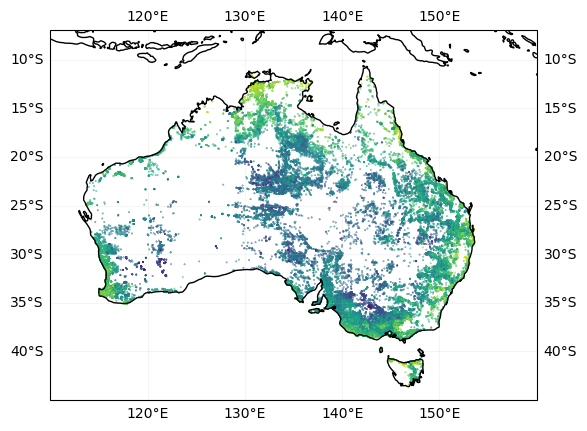
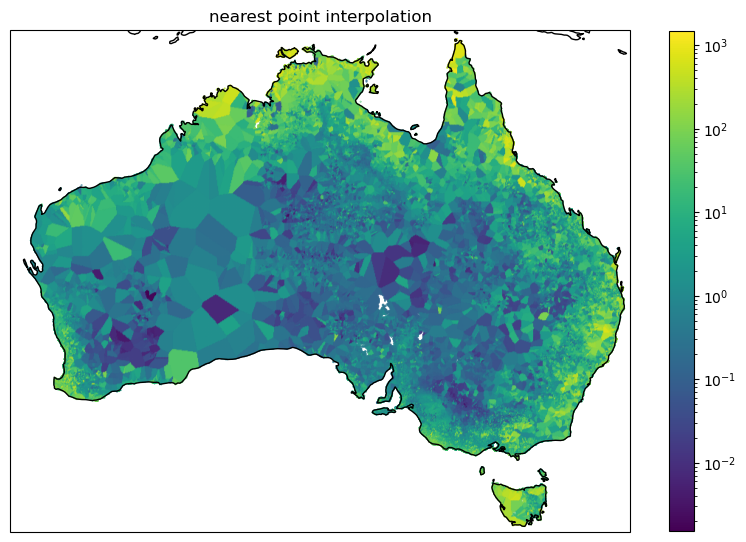
The change to this notebook cell's code, shown as a diff; its figure went from the first image to the second:
--- before
+++ after
@@ -1,6 +1,14 @@
+plt.figure(figsize=(10, 10))
 ax = plt.axes(projection=ccrs.PlateCarree())
-ax.set_extent([110, 160, -45, -7], crs=ccrs.PlateCarree())
-ax.coastlines(resolution='50m', zorder=10)
-ax.gridlines(draw_labels=True, dms=True, x_inline=False, y_inline=False, alpha=0.125)
-ax.scatter(boredata['Longitude'],boredata['Latitude'], c=np.log(boredata['Recharge_rate']), s=0.1)
+ax.coastlines()
+#ax.add_feature(cfeature.LAND)
+#ax.add_feature(cfeature.BORDERS)
+#ax.add_feature(cfeature.COASTLINE)
+ax.scatter(set_of_test_points_lon, set_of_test_points_lat,s=1, norm=colors.LogNorm(), c=set_of_test_points_recharge_rate, cmap='viridis')
+interp_nearest = interpolate.NearestNDInterpolator(set_of_test_points, set_of_test_points_recharge_rate)
+cax = ax.scatter(set_of_test_points_gridded_lon, set_of_test_points_gridded_lat, s=0.1, norm=colors.LogNorm(), c=interp_nearest(set_of_test_points_gridded_lon, set_of_test_points_gridded_lat), cmap='viridis')
+ax.set_xlim(112,154)
+ax.set_ylim(-44,-10)
+plt.colorbar(cax, shrink=0.65)
+plt.title('nearest point interpolation')
 plt.show()

Commit: added interpolation